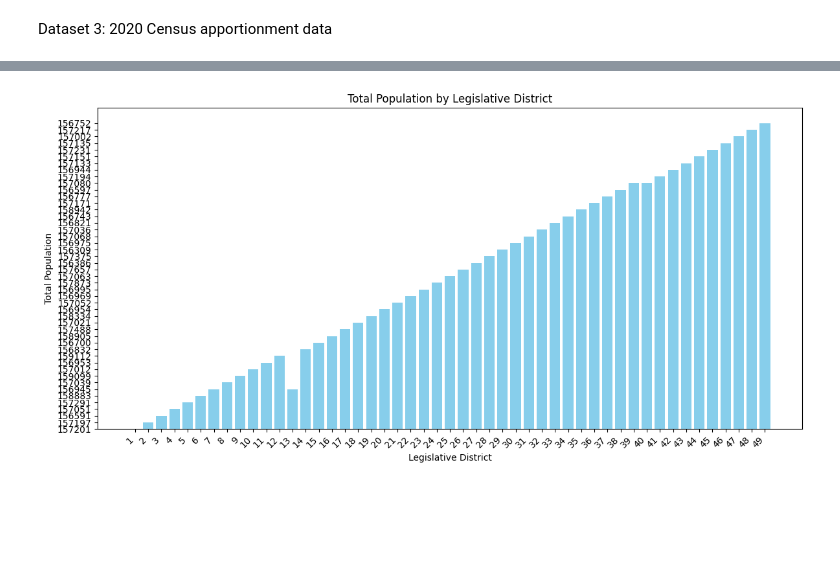
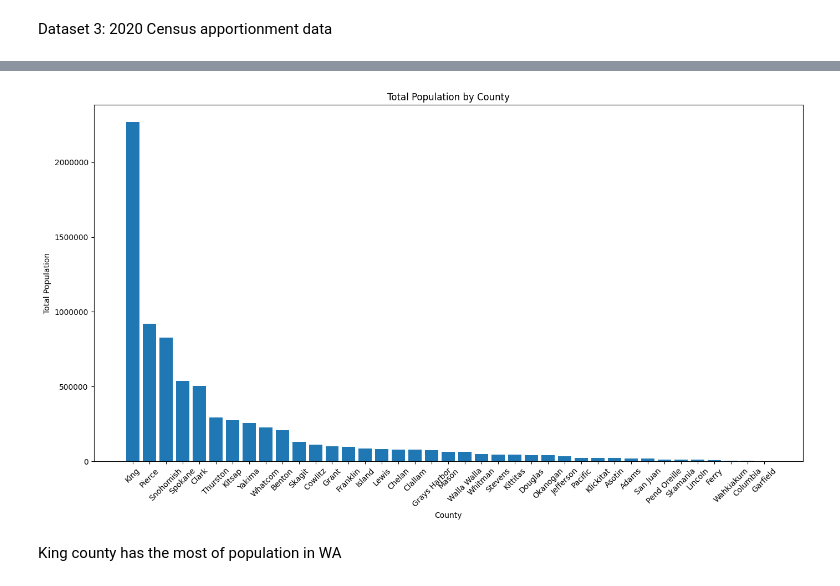
Before and after one commit to xinzhaoy/cmps6790_project, a Jupyter notebook: Project/project.ipynb, the cells around one changed output, grey strips where cells are left out. Drawn from its saved outputs; the diff is of its cells as text; code cells hidden in the pictures; blank space fills up the shorter version.

```diff
--- a/Project/project.ipynb
+++ b/Project/project.ipynb
@@ -538,12 +678,14 @@ plt.show()
 # %%
-# Print the lengths of the arrays
-plt.figure(figsize=(12, 6))
-plt.bar(wa_table['LEGDIST22'], wa_table['[Total Pop] Total'], color='skyblue')
-plt.title('Total Population by Legislative District')
-plt.xlabel('Legislative District')
+# Total Population by County
+plt.figure(figsize=(14, 8))
+plt.bar(sorted_population['County'], sorted_population['[Total Pop] Total: 2020'])
+plt.xticks(rotation=45)
+plt.title('Total Population by County')
+plt.xlabel('County')
 plt.ylabel('Total Population')
-plt.xticks(rotation=45, ha='right')  # Rotate x-axis labels for better visibility
 plt.tight_layout()
 plt.show()
 # %% [output]
-[figure, old version]
+[figure, new version]
+# %% [markdown]
+King county has the most of population in WA
```
Also changed, not shown: parts of 50 cells of this notebook.
